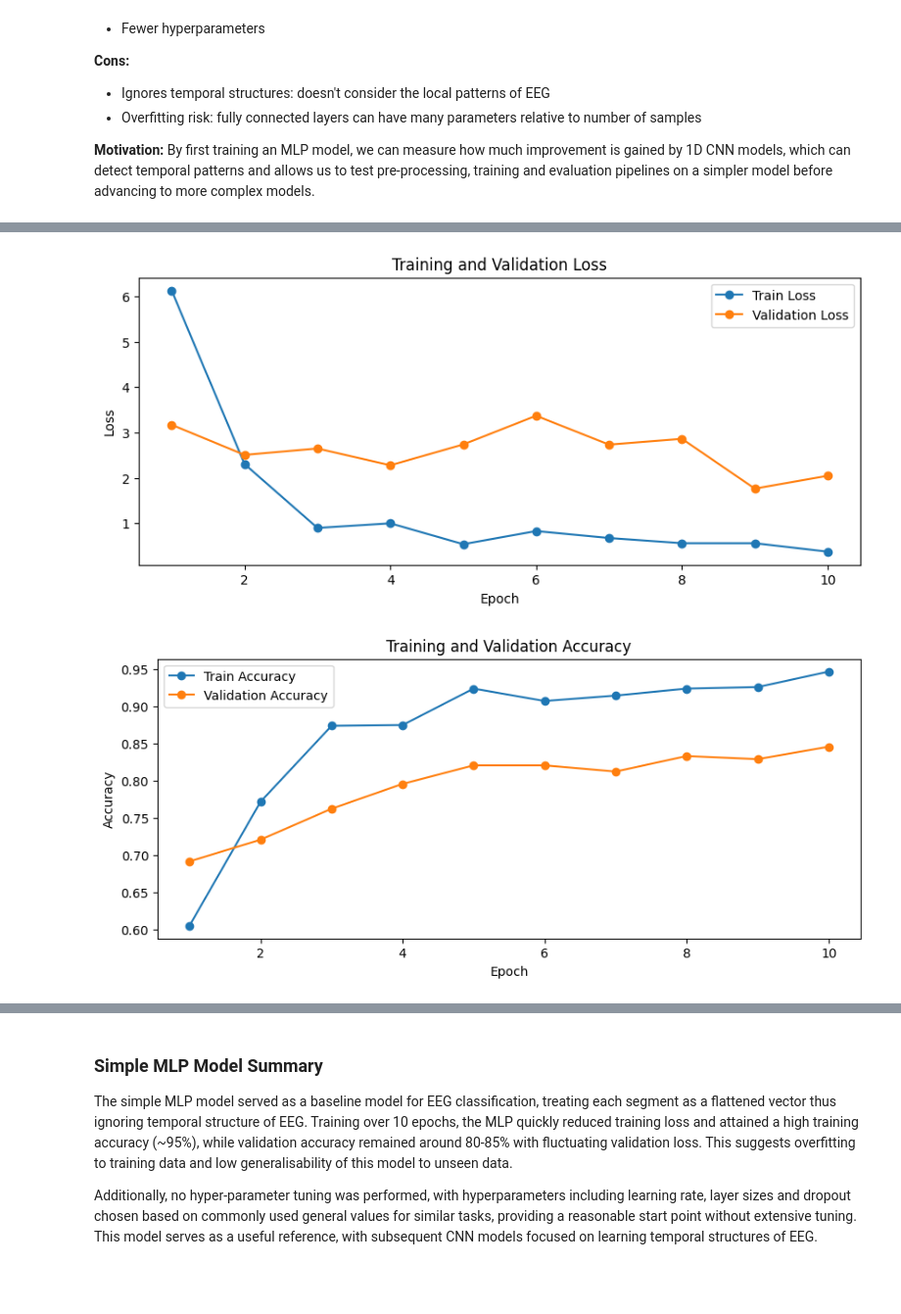
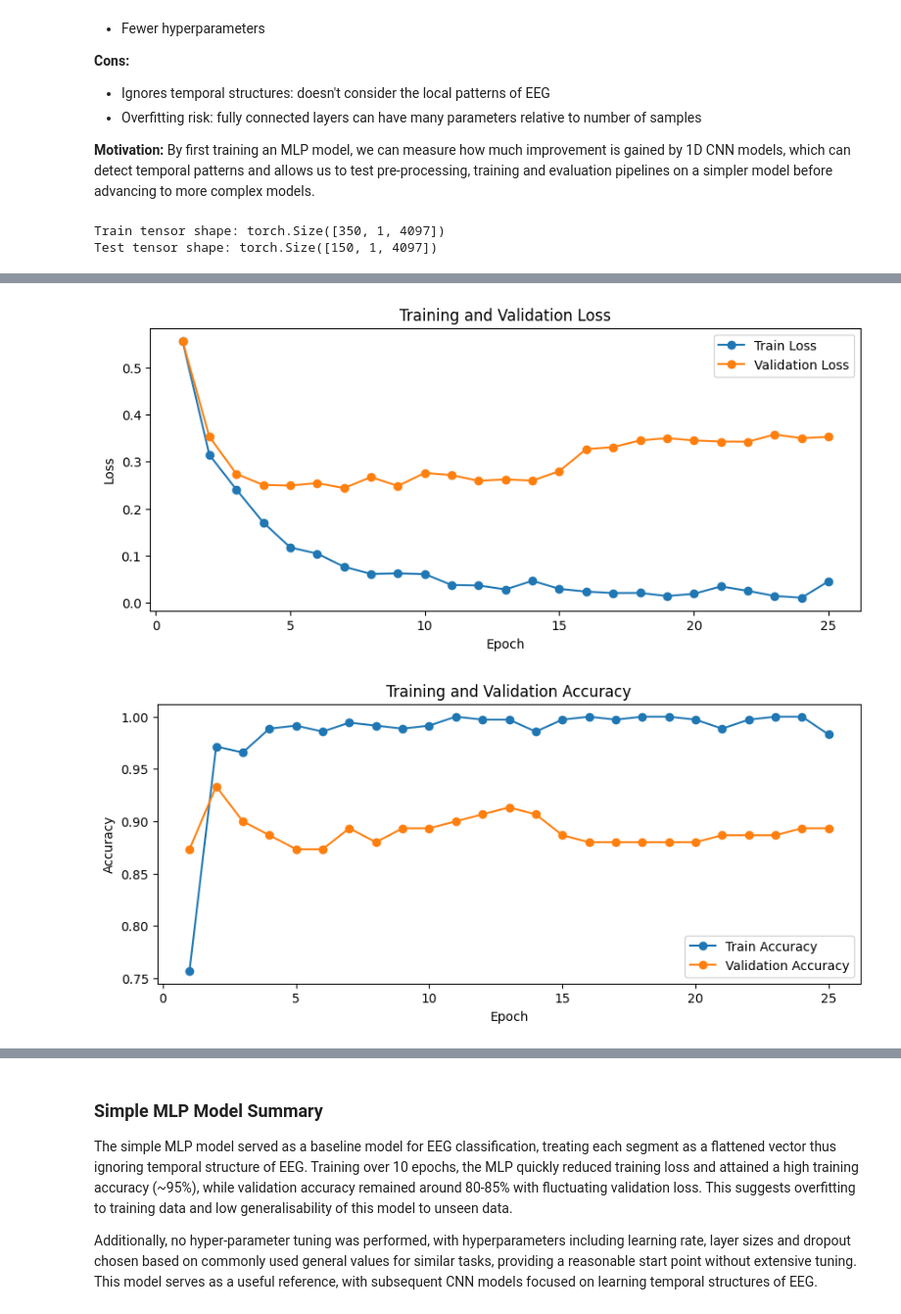
Before and after one commit to nmarryatt/EEG-Seizure-Classification, a Jupyter notebook: notebooks/EEG_seizure_classification.ipynb, the cells around one changed output, grey strips where cells are left out. Shown at 98% size. Saved outputs shown, nothing was run; the diff lists cells and outputs as text; code cells hidden in the pictures; blank space fills up the shorter version.

```diff
--- a/notebooks/EEG_seizure_classification.ipynb
+++ b/notebooks/EEG_seizure_classification.ipynb
@@ -71,6 +73,8 @@ base_path = os.path.abspath("../data")
 
 # 0:non-seizure, 1: seizure
 folders = {
+    "A": 0,
+    "B": 0,
     "C": 0,
     "D": 0,
     "E": 1
@@ -86,7 +90,7 @@ print("Labels shape:", y.shape)
 
 # X: shape (1200, 1024), y: labels (0/1)
 X_train, X_test, y_train, y_test = train_test_split(
-    X, y, test_size=0.2, random_state=7, stratify=y
+    X, y, test_size=0.3, random_state=7, stratify=y
 )
 
 print("Train shape:", X_train.shape)
@@ -133,9 +137,9 @@ The Multi-Layer Perceptron (MLP) is a fully connected neural network where each
 By first training an MLP model, we can measure how much improvement is gained by 1D CNN models, which can detect temporal patterns and allows us to test pre-processing, training and evaluation pipelines on a simpler model before advancing to more complex models.
 # %%
 # Convert NumPy arrays to PyTorch tensors
-X_train_torch = torch.tensor(X_train, dtype=torch.float32)  # (n_samples, 4097)
+X_train_torch = torch.tensor(X_train, dtype=torch.float32).unsqueeze(1) # (n_samples, 4097)
 y_train_torch = torch.tensor(y_train, dtype=torch.long)
-X_test_torch = torch.tensor(X_test, dtype=torch.float32)
+X_test_torch = torch.tensor(X_test, dtype=torch.float32).unsqueeze(1)
 y_test_torch = torch.tensor(y_test, dtype=torch.long)
 
 # Create TensorDatasets
@@ -145,13 +149,19 @@ test_ds = TensorDataset(X_test_torch, y_test_torch)
 # Create DataLoaders
 train_loader = DataLoader(train_ds, batch_size=32, shuffle=True)
 test_loader = DataLoader(test_ds, batch_size=32)
+
+print(f"Train tensor shape: {X_train_torch.shape}")  # Should print: torch.Size([350, 1, 4097])
+print(f"Test tensor shape: {X_test_torch.shape}")
+# %% [output]
+Train tensor shape: torch.Size([350, 1, 4097])
+Test tensor shape: torch.Size([150, 1, 4097])
 # %%
 device = torch.device("cuda" if torch.cuda.is_available() else "cpu")
 model = simple_EEG_MLP().to(device)
 criterion = nn.CrossEntropyLoss() # define loss function
 optimizer = optim.Adam(model.parameters(), lr=1e-3) # define optimisation algorithm
 
-epochs = 10 # train the model for 10 full passes
+epochs = 25 # train the model for 25 full passes
 
 train_losses = []
 train_accuracies = []
@@ -185,5 +202,5 @@ Epoch 10/10 | Train Loss: 0.3704, Train Acc: 0.9469 | Val Loss: 2.0461, Val Acc:
-[figure, old version]
+[figure, new version]
-[figure, old version]
+[figure, new version]
 # %%
 model.eval()  # set model to evaluation mode
 all_preds = []
```
Also changed, not shown: parts of 16 cells of this notebook.
